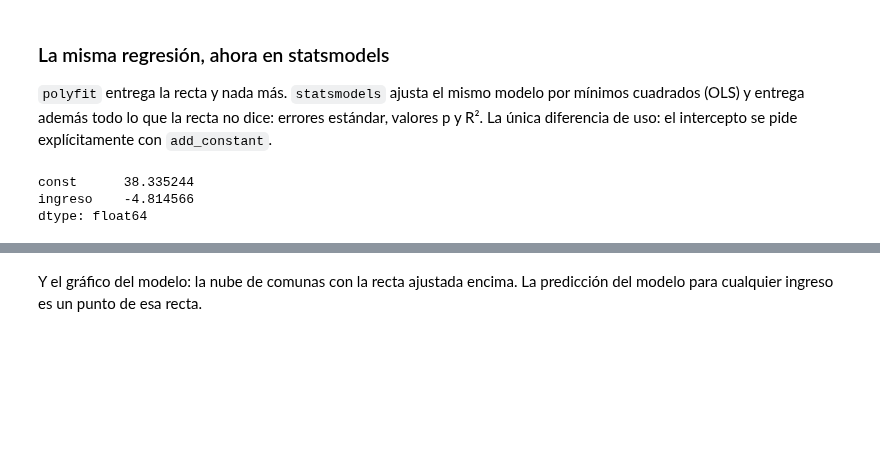
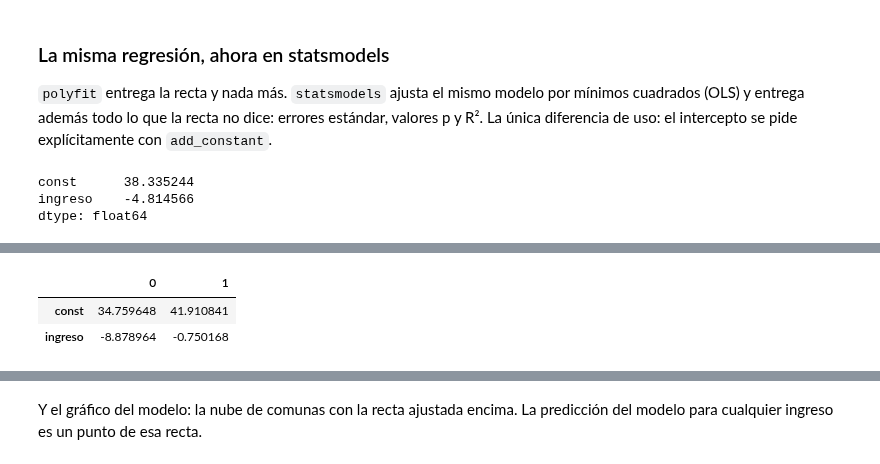
Before and after one commit to daniopitz/cienciadatos, a Jupyter notebook: 04_regresion.ipynb, the cells around one changed output, grey strips where cells are left out. Saved outputs shown, nothing was run; the diff lists cells and outputs as text; code cells hidden in the pictures; blank space fills up the shorter version.

```diff
--- a/04_regresion.ipynb
+++ b/04_regresion.ipynb
@@ -167,0 +179,6 @@ Notes:
+# %%
+modelo_simple.conf_int()
+# %% [output]
+|  | 0 | 1 |
+| const | 34.759648 | 41.910841 |
+| ingreso | -8.878964 | -0.750168 |
```
Also changed, not shown: parts of 6 cells of this notebook.
